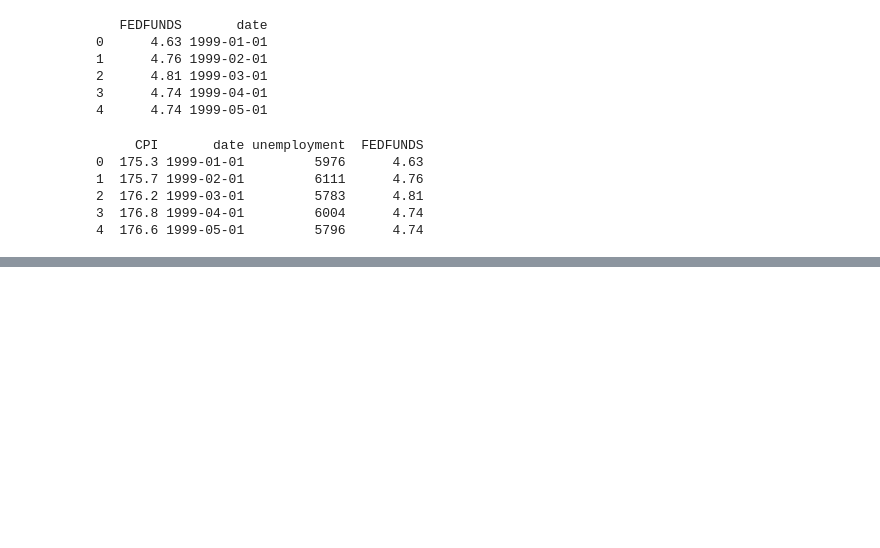
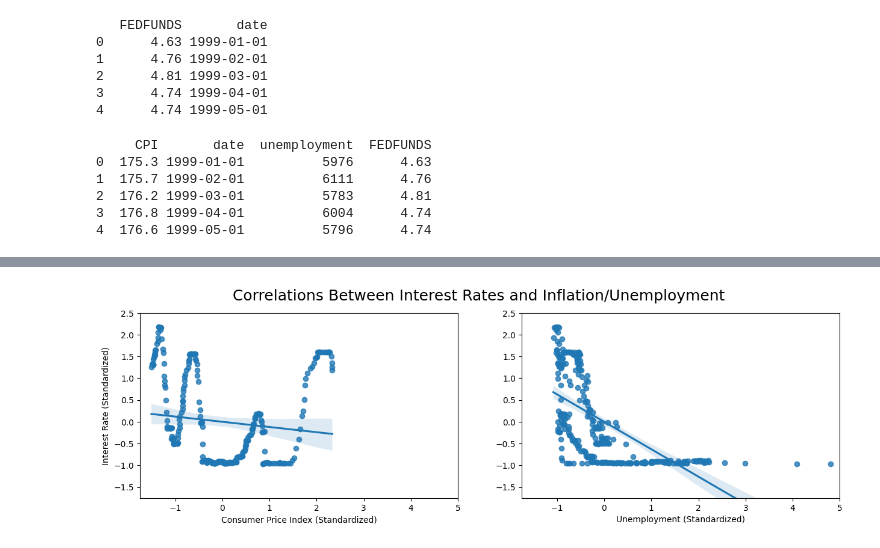
Before and after one commit to stephbc/DATA608_Spring2025, a Jupyter notebook: story2/story2.ipynb, the cells around one changed output, grey strips where cells are left out. Saved outputs shown, nothing was run; the diff lists cells and outputs as text; code cells hidden in the pictures; blank space fills up the shorter version.

```diff
--- a/story2/story2.ipynb
+++ b/story2/story2.ipynb
@@ -118,0 +146,30 @@ ValueError: Image size of 88800x300 pixels is too large. It must be less than 2^
+# %%
+fig, axs = plt.subplots(figsize=(15, 4), ncols = 2)
+
+sns.regplot(
+  data = df_stand,
+  x = "CPI",
+  y = "FEDFUNDS",
+  ax = axs[0],
+)
+axs[0].set_xlim(-1.75, 5)
+axs[0].set_ylim(-1.75, 2.5)
+axs[0].set_xlabel("Consumer Price Index (Standardized)")
+axs[0].set_ylabel("Interest Rate (Standardized)")
+
+sns.regplot(
+  data = df_stand,
+  x = "unemployment",
+  y = "FEDFUNDS",
+  ax = axs[1],
+)
+axs[1].set_xlim(-1.75, 5)
+axs[1].set_ylim(-1.75, 2.5)
+axs[1].set_xlabel("Unemployment (Standardized)")
+axs[1].set_ylabel("")
+
+fig.suptitle("Correlations Between Interest Rates and Inflation/Unemployment", fontsize=18)
+
+plt.show()
+# %% [output]
+[figure, added]
```
Also changed, not shown: parts of 12 cells of this notebook.
